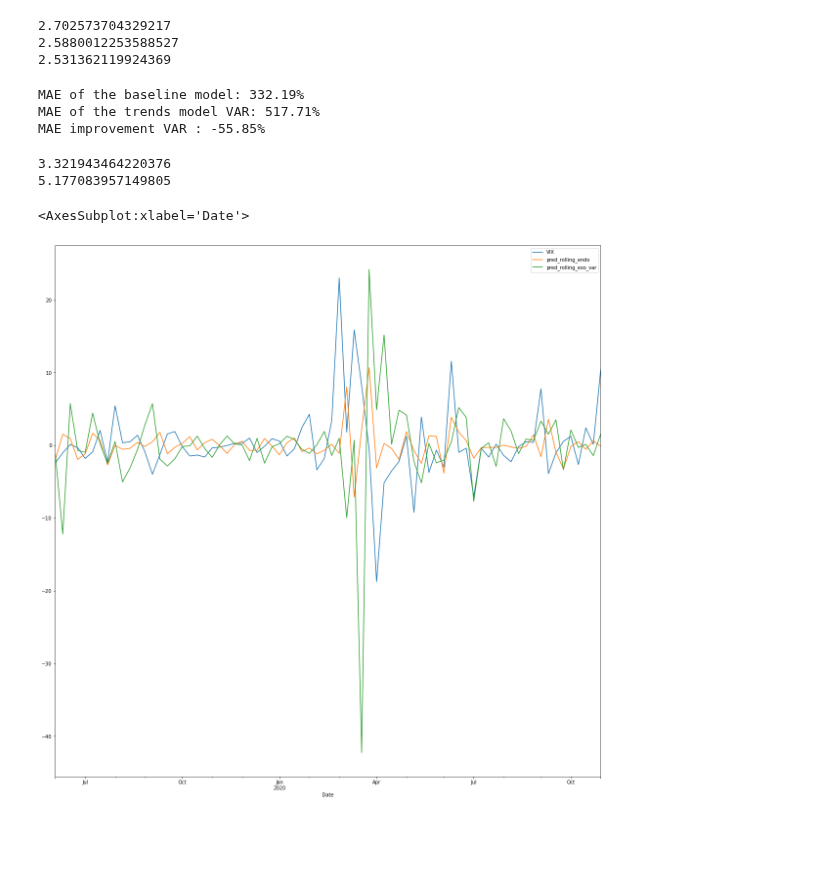
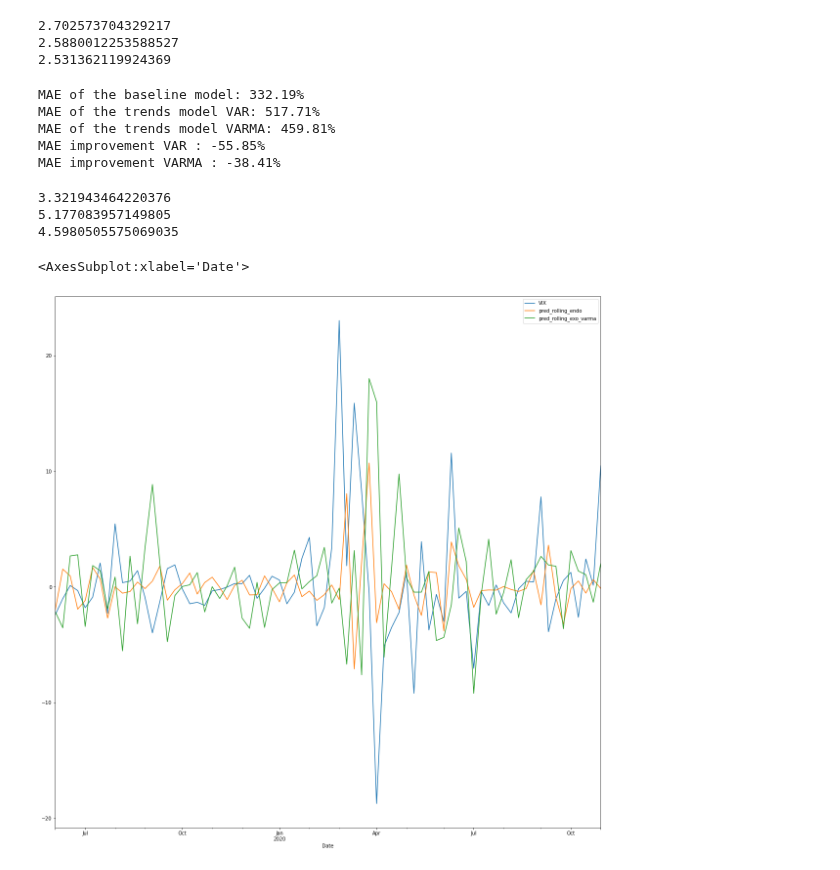
Before and after one commit to epfl-ada/ada-2020-project-milestone-p3-p3_tak, a Jupyter notebook: VIX.ipynb, the cells around one changed output. Drawn from its saved outputs; the diff is of its cells as text; code cells hidden in the pictures; blank space fills up the shorter version.

Commit message:
Update VIX.ipynb
Improvement rigorous

```diff
--- a/VIX.ipynb
+++ b/VIX.ipynb
@@ -360,7 +354,7 @@ def compute_VARMA_exo_pred(df,order, exogenous_regressors, index_insample,rollin
     df_training=df.iloc[0:index_insample]
     outsample=df.iloc[index_insample]
     result_fit = VARMAX(df_training, order=order).fit(maxiter=1000, disp=False)
-    result_pred=result_fit.predict(start=len(df_training), end=len(df_training)).values[0]
+    result_pred=result_fit.predict(start=len(df_training), end=len(df_training)).values[0][0]
     return result_pred
 
 
@@ -431,8 +425,8 @@ import warnings
 warnings.filterwarnings("ignore")
 start_rolling=20
 window_rolling=20
-# pred_list_endo=rolling_ARMA_endo(df_vix, start_rolling,window_rolling, order=(2,0,2))
-# pred_list_exo_var=rolling_VAR_exo(df_vix[['VIX']+keywords], start_rolling, window_rolling, order=3, exogenous_regressors=keywords)
+pred_list_endo=rolling_ARMA_endo(df_vix, start_rolling,window_rolling, order=(2,0,2))
+pred_list_exo_var=rolling_VAR_exo(df_vix[['VIX']+keywords], start_rolling, window_rolling, order=3, exogenous_regressors=keywords)
 pred_list_exo_varma=rolling_VARMA_exo(df_vix[['VIX']+keywords], start_rolling, window_rolling, order=(2,2), exogenous_regressors=keywords)
 # %%
 df_vix['pred_rolling_endo']=np.nan
@@ -441,8 +435,8 @@ df_vix.iloc[start_rolling:len(df_vix)]['pred_rolling_endo']=pred_list_endo[0]
 df_vix['pred_rolling_exo_var']=np.nan
 df_vix.iloc[start_rolling:len(df_vix)]['pred_rolling_exo_var']=pred_list_exo_var[0]
 
-# df_vix['pred_rolling_exo_varma']=np.nan
-# df_vix.iloc[start_rolling:len(df_vix)]['pred_rolling_exo_varma']=pred_list_exo_varma[0]
+df_vix['pred_rolling_exo_varma']=np.nan
+df_vix.iloc[start_rolling:len(df_vix)]['pred_rolling_exo_varma']=pred_list_exo_varma[0]
 # %%
 
 from sklearn.metrics import mean_absolute_error
@@ -450,30 +444,34 @@ df_final=df_vix
 df_final.dropna(inplace=True)
 baseline_mae = mean_absolute_error(df_final['VIX'], df_final['pred_rolling_endo'])
 trends_mae_var = mean_absolute_error(df_final['VIX'], df_final['pred_rolling_exo_var'])
-# trends_mae_varma = mean_absolute_error(df_final['VIX'], df_final['pred_rolling_exo_varma'])
+trends_mae_varma = mean_absolute_error(df_final['VIX'], df_final['pred_rolling_exo_varma'])
 
 improvement_var = (baseline_mae-trends_mae_var)/baseline_mae
-# improvement_varma = (baseline_mae-trends_mae_varma)/baseline_mae
+improvement_varma = (baseline_mae-trends_mae_varma)/baseline_mae
 
 
 print(f"MAE of the baseline model: {baseline_mae*100:.2f}%")
 print(f"MAE of the trends model VAR: {trends_mae_var*100:.2f}%")
-# print(f"MAE of the trends model VARMA: {trends_mae_varma*100:.2f}%")
+print(f"MAE of the trends model VARMA: {trends_mae_varma*100:.2f}%")
 
 print(f"MAE improvement VAR : {improvement_var*100:.2f}%")
-# print(f"MAE improvement VARMA : {improvement_varma*100:.2f}%")
+print(f"MAE improvement VARMA : {improvement_varma*100:.2f}%")
 # %% [output]
 MAE of the baseline model: 332.19%
 MAE of the trends model VAR: 517.71%
+MAE of the trends model VARMA: 459.81%
 MAE improvement VAR : -55.85%
+MAE improvement VARMA : -38.41%
 # %%
 print(np.mean(np.abs(df_final['VIX']-df_final['pred_rolling_endo'])))
 print(np.mean(np.abs(df_final['VIX']-df_final['pred_rolling_exo_var'])))
+print(np.mean(np.abs(df_final['VIX']-df_final['pred_rolling_exo_varma'])))
 # %% [output]
 3.321943464220376
 5.177083957149805
+4.5980505575069035
 # %%
-df_vix.iloc[len(df_vix)-200:len(df_vix)][['VIX','pred_rolling_endo','pred_rolling_exo_var']].plot(figsize=(20,20))
+df_vix.iloc[len(df_vix)-200:len(df_vix)][['VIX','pred_rolling_endo','pred_rolling_exo_varma']].plot(figsize=(20,20))
 # %% [output]
 <AxesSubplot:xlabel='Date'>
-[figure, old version]
+[figure, new version]
```
Also changed, not shown: parts of 8 cells of this notebook.
